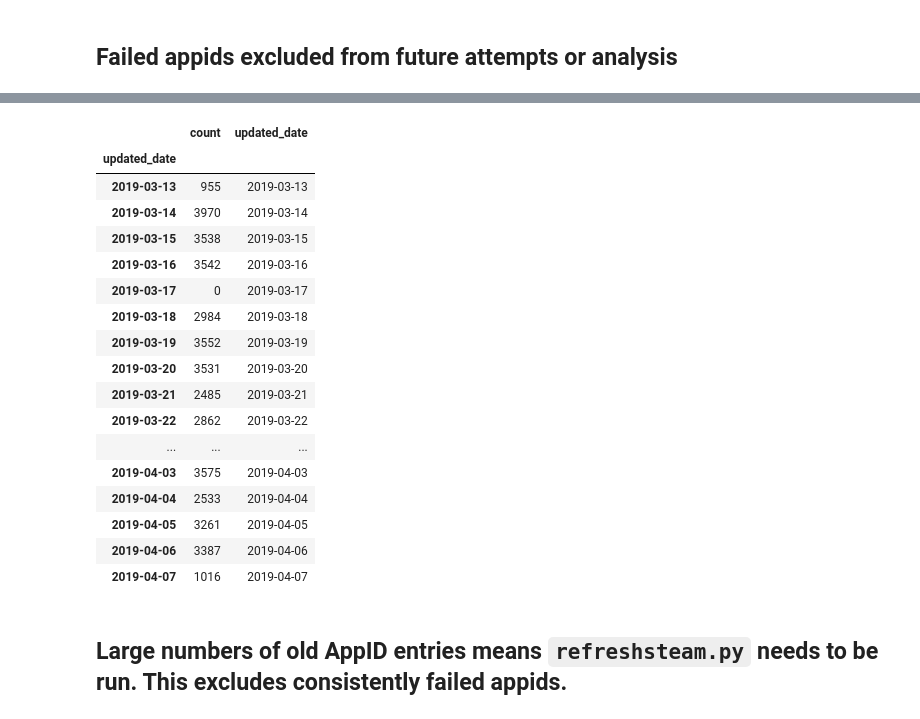
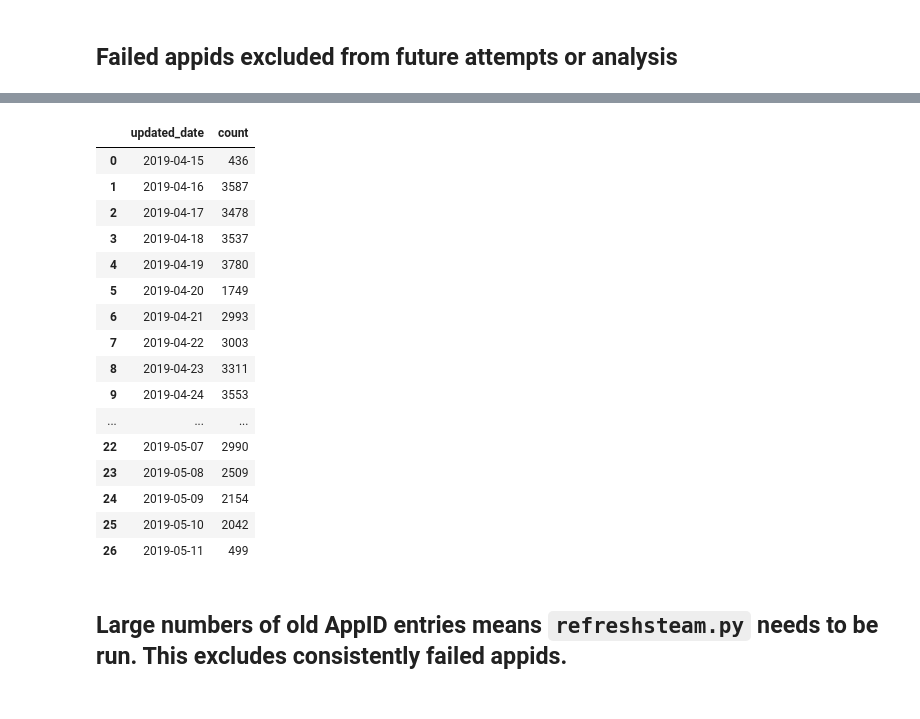
Before and after one commit to carlsonp/steam-analysis, a Jupyter notebook: notebooks/Storage_and_Status.ipynb, the cells around one changed output, grey strips where cells are left out. Cells and saved outputs as stored; diff of their text form; code cells hidden in the pictures.

Commit message:
switch aggregation/group by to use Mongo, not Pandas

```diff
--- a/notebooks/Storage_and_Status.ipynb
+++ b/notebooks/Storage_and_Status.ipynb
@@ -47,31 +47,34 @@ failed_appids_df
 # %%
-all_times_df = pd.DataFrame(list(db['apps'].find({"$or": [{"failureCount": {"$lt": 3}}, {"failureCount": {"$exists": False}}]}, {"updated_date":1, '_id':False})))
-# all_times_df.head()
-# all_times_df.dtypes
-# http://pbpython.com/pandas-grouper-agg.html
-grouped_df = pd.DataFrame(all_times_df.groupby(pd.Grouper(key='updated_date', freq='D')).size())
-grouped_df['updated_date'] = grouped_df.index
-grouped_df.rename(columns={grouped_df.columns[0] : 'count'}, inplace=True)
+grouped_df = db['apps'].aggregate([
+{"$match":
+    {"$or": [{"failureCount": {"$lt": 3}}, {"failureCount": {"$exists": False}}]}
+},
+{"$group":  {"_id": {"$dateToString": {"format": "%Y-%m-%d", "date": "$updated_date"}},
+             "count" : { "$sum" : 1} } },
+{"$sort": {"_id": 1}}
+])
+
+grouped_df = pd.DataFrame(list(grouped_df))
+grouped_df.rename(columns={grouped_df.columns[0] : 'updated_date'}, inplace=True)
 grouped_df
 # %% [output]
-|  | count | updated_date |
-| updated_date |  |  |
-| 2019-03-13 | 955 | 2019-03-13 |
-| 2019-03-14 | 3970 | 2019-03-14 |
-| 2019-03-15 | 3538 | 2019-03-15 |
-| 2019-03-16 | 3542 | 2019-03-16 |
-| 2019-03-17 | 0 | 2019-03-17 |
-| 2019-03-18 | 2984 | 2019-03-18 |
-| 2019-03-19 | 3552 | 2019-03-19 |
-| 2019-03-20 | 3531 | 2019-03-20 |
-| 2019-03-21 | 2485 | 2019-03-21 |
-| 2019-03-22 | 2862 | 2019-03-22 |
+|  | updated_date | count |
+| 0 | 2019-04-15 | 436 |
+| 1 | 2019-04-16 | 3587 |
+| 2 | 2019-04-17 | 3478 |
+| 3 | 2019-04-18 | 3537 |
+| 4 | 2019-04-19 | 3780 |
+| 5 | 2019-04-20 | 1749 |
+| 6 | 2019-04-21 | 2993 |
+| 7 | 2019-04-22 | 3003 |
+| 8 | 2019-04-23 | 3311 |
+| 9 | 2019-04-24 | 3553 |
 | ... | ... | ... |
-| 2019-04-03 | 3575 | 2019-04-03 |
-| 2019-04-04 | 2533 | 2019-04-04 |
-| 2019-04-05 | 3261 | 2019-04-05 |
-| 2019-04-06 | 3387 | 2019-04-06 |
-| 2019-04-07 | 1016 | 2019-04-07 |
+| 22 | 2019-05-07 | 2990 |
+| 23 | 2019-05-08 | 2509 |
+| 24 | 2019-05-09 | 2154 |
+| 25 | 2019-05-10 | 2042 |
+| 26 | 2019-05-11 | 499 |
 # %% [markdown]
 ## Large numbers of old AppID entries means `refreshsteam.py` needs to be run.  This excludes consistently failed appids.
 # %%
```
Also changed, not shown: parts of 8 cells of this notebook.
